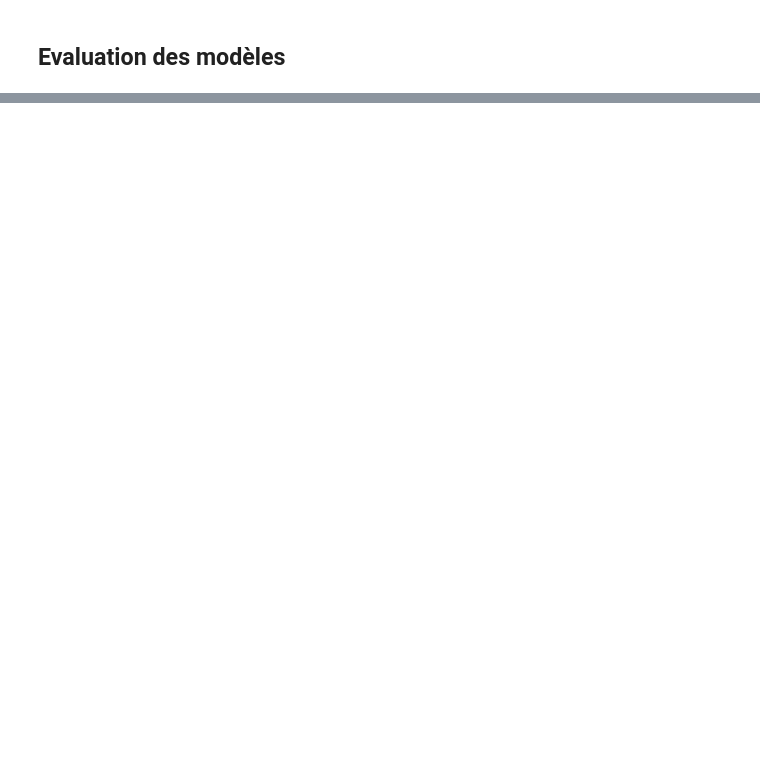
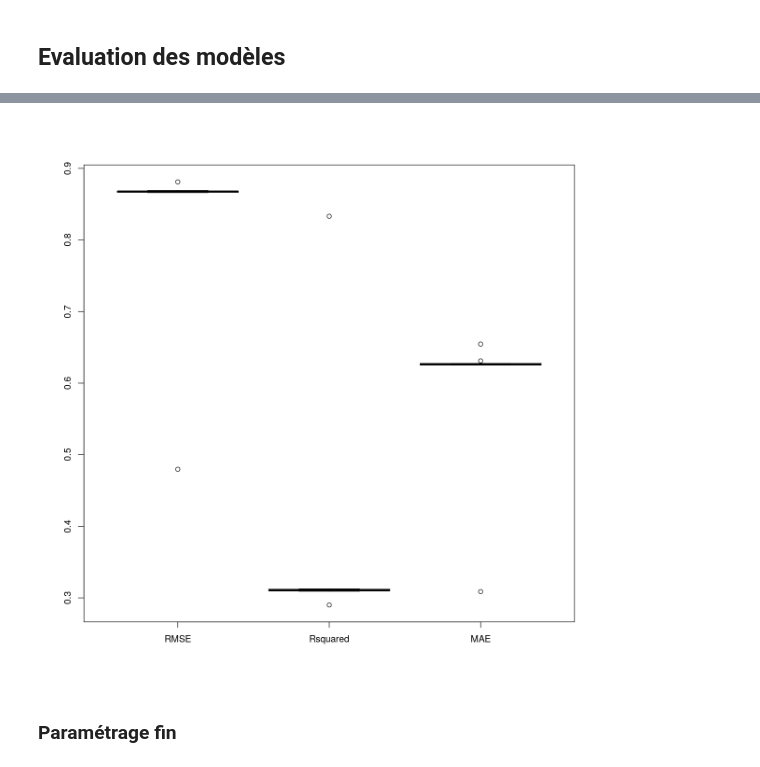
Before and after one commit to YunfeiZHAO/SY19_projet2, a Jupyter notebook: 2.regression.ipynb, the cells around one changed output, grey strips where cells are left out. Drawn from its saved outputs; the diff is of its cells as text; code cells hidden in the pictures; blank space fills up the shorter version.

```diff
--- a/2.regression.ipynb
+++ b/2.regression.ipynb
@@ -827,0 +881,13 @@ ERROR: Error in plot.train(model.lm): There are no tuning parameters with more t
+# %%
+# Compute results on test data by model
+models.results = list()
+obs = mais.test$yield_anomaly
+for (model in names(models.store)) {
+    pred = predict(models.store[[model]], newdata=mais.test)
+    models.results[[model]] = postResample(pred, obs)
+}
+
+# Store results as a dataframe and sort it by RMSE
+models.results = as.data.frame(t(data.frame(models.results)))
+models.results = models.results[order(models.results$RMSE),]
+models.results
@@ -828,3 +905,9 @@ ERROR: Error in plot.train(model.lm): There are no tuning parameters with more t
+# %%
+boxplot(as.list(models.results))
+# %% [output]
+[figure, added]
+# %% [markdown]
+### Paramétrage fin
 # %%
 # Multiple plots
 par(mfrow=c(2,2))
```
Also changed, not shown: parts of 19 cells of this notebook.
